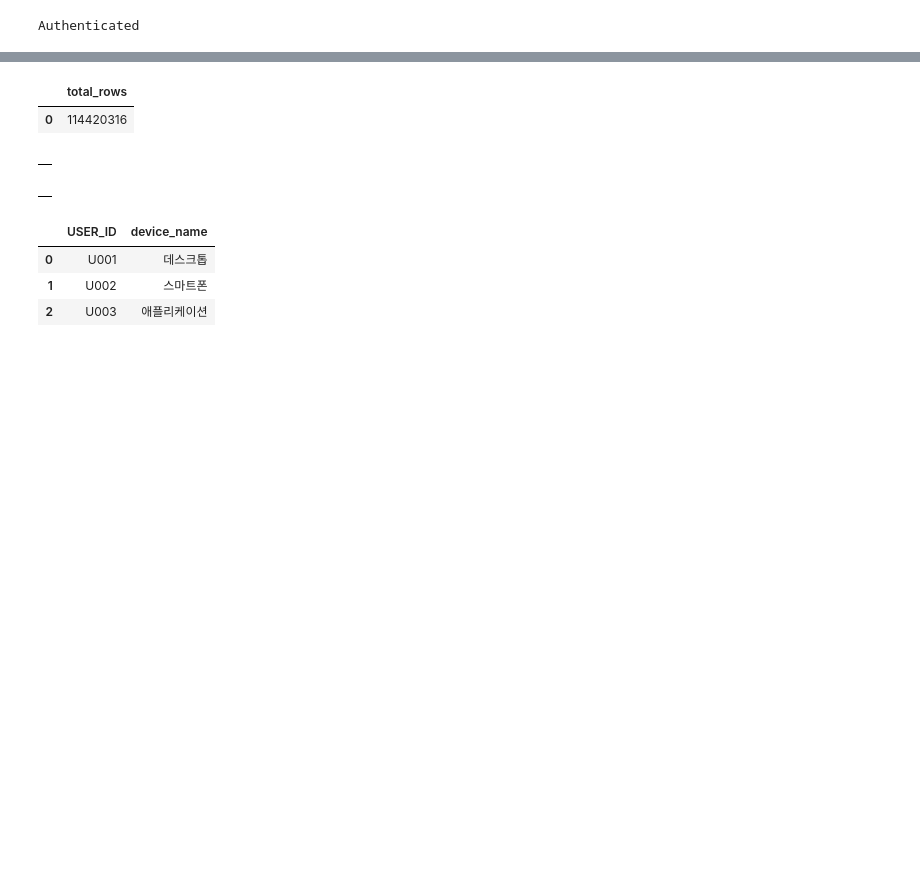
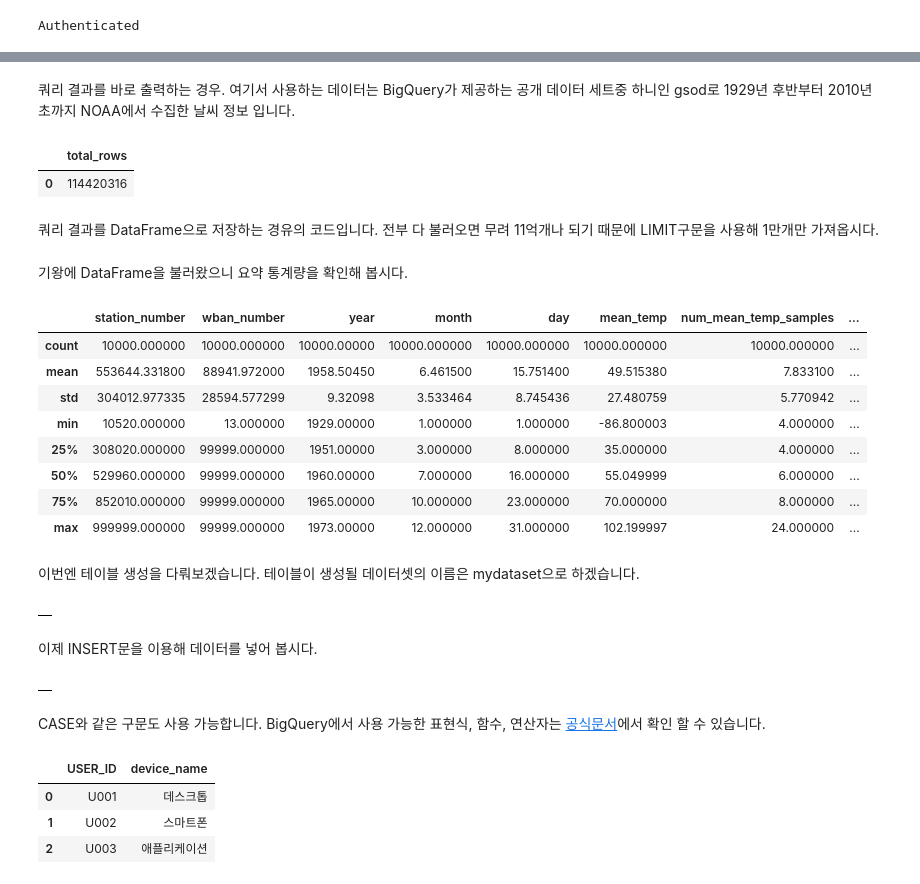
Before and after one commit to serithemage/DataScienctPractice, a Jupyter notebook: BigQuery연습.ipynb, the cells around one changed output, grey strips where cells are left out. Saved outputs shown, nothing was run; the diff lists cells and outputs as text; code cells hidden in the pictures; blank space fills up the shorter version.

```diff
--- a/BigQuery연습.ipynb
+++ b/BigQuery연습.ipynb
@@ -13 +21,3 @@ Authenticated
+# %% [markdown]
+쿼리 결과를 바로 출력하는 경우. 여기서 사용하는 데이터는 BigQuery가 제공하는 공개 데이터 세트중 하니인 gsod로	1929년 후반부터 2010년 초까지 NOAA에서 수집한 날씨 정보 입니다.
 # %%
@@ -20,3 +28,5 @@ FROM `bigquery-public-data.samples.gsod`
 # %% [output]
 |  | total_rows |
 | 0 | 114420316 |
+# %% [markdown]
+쿼리 결과를 DataFrame으로 저장하는 경유의 코드입니다. 전부 다 불러오면 무려 11억개나 되기 때문에 LIMIT구문을 사용해 1만개만 가져옵시다.
@@ -23,3 +39,19 @@ FROM `bigquery-public-data.samples.gsod`
+# %% [markdown]
+기왕에 DataFrame을 불러왔으니 요약 통계량을 확인해 봅시다.
+# %%
+df.describe()
+# %% [output]
+|  | station_number | wban_number | year | month | day | mean_temp | num_mean_temp_samples | ... |
+| count | 10000.000000 | 10000.000000 | 10000.00000 | 10000.000000 | 10000.000000 | 10000.000000 | 10000.000000 | ... |
+| mean | 553644.331800 | 88941.972000 | 1958.50450 | 6.461500 | 15.751400 | 49.515380 | 7.833100 | ... |
+| std | 304012.977335 | 28594.577299 | 9.32098 | 3.533464 | 8.745436 | 27.480759 | 5.770942 | ... |
+| min | 10520.000000 | 13.000000 | 1929.00000 | 1.000000 | 1.000000 | -86.800003 | 4.000000 | ... |
+| 25% | 308020.000000 | 99999.000000 | 1951.00000 | 3.000000 | 8.000000 | 35.000000 | 4.000000 | ... |
+| 50% | 529960.000000 | 99999.000000 | 1960.00000 | 7.000000 | 16.000000 | 55.049999 | 6.000000 | ... |
+| 75% | 852010.000000 | 99999.000000 | 1965.00000 | 10.000000 | 23.000000 | 70.000000 | 8.000000 | ... |
+| max | 999999.000000 | 99999.000000 | 1973.00000 | 12.000000 | 31.000000 | 102.199997 | 24.000000 | ... |
+# %% [markdown]
+이번엔 테이블 생성을 다뤄보겠습니다. 테이블이 생성될 데이터셋의 이름은 mydataset으로 하겠습니다.
 # %%
 %%bigquery --project mygcpproject-339904
 CREATE TABLE mydataset.mst_users(
@@ -29,6 +61,8 @@ CREATE TABLE mydataset.mst_users(
 );
 # %% [output]
 |  |
+# %% [markdown]
+이제 INSERT문을 이용해 데이터를 넣어 봅시다.
 # %%
 %%bigquery --project mygcpproject-339904
 INSERT INTO mydataset.mst_users
@@ -39,6 +73,8 @@ VALUES
 ;
 # %% [output]
 |  |
+# %% [markdown]
+CASE와 같은 구문도 사용 가능합니다. BigQuery에서 사용 가능한 표현식, 함수, 연산자는 [공식문서](https://cloud.google.com/bigquery/docs/reference/standard-sql/functions-and-operators)에서 확인 할 수 있습니다.
 # %%
 %%bigquery --project mygcpproject-339904
 SELECT
```
Also changed, not shown: parts of 5 cells of this notebook.
